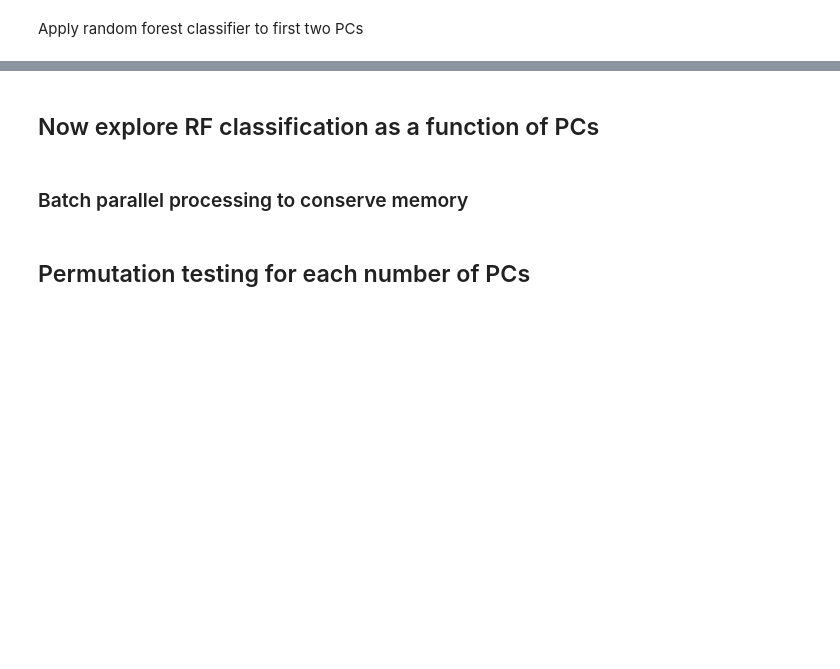
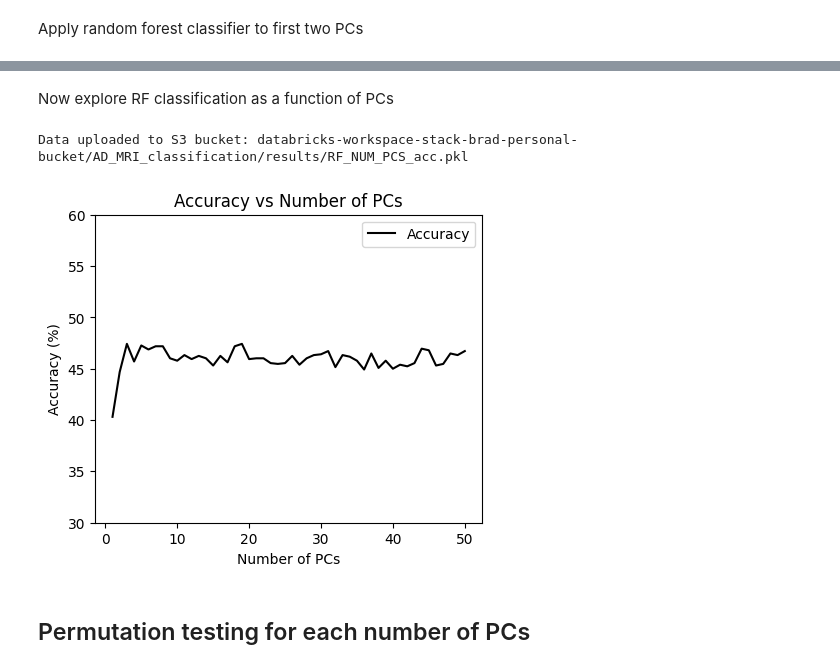
Before and after one commit to BradleyEdelman/Alzheimers-MRI-Classification, a Jupyter notebook: notebooks/01_random_forest.ipynb, the cells around one changed output, grey strips where cells are left out. Drawn from its saved outputs; the diff is of its cells as text; code cells hidden in the pictures; blank space fills up the shorter version.

```diff
--- a/notebooks/01_random_forest.ipynb
+++ b/notebooks/01_random_forest.ipynb
@@ -229,2 +265,2 @@ print(p_value)
 # %% [markdown]
-## Now explore RF classification as a function of PCs
+Now explore RF classification as a function of PCs
@@ -264,2 +266,0 @@ def iteration_PCs(train_data, train_lab_idx, test_data, test_lab_idx, loadings,
-# %% [markdown]
-### Batch parallel processing to conserve memory
@@ -284,2 +267,36 @@ plt.xlim(-5, 105)
+# %%
+
+num_pc=np.linspace(1,50,50, dtype = 'int')
+acc_pc=iteration_PCs(
+    train_data_pca,
+    train_lab,
+    test_data_pca,
+    test_lab,
+    loadings,
+    num_pc)
+clear_output(wait=False)
+
+# Save results
+bucket_name="databricks-workspace-stack-brad-personal-bucket"
+s3_file_path='AD_MRI_classification/results/RF_NUM_PCS_acc.pkl'
+save_pickle_s3(acc_pc, bucket_name, s3_file_path, dbutils)
+# %% [output]
+Data uploaded to S3 bucket: databricks-workspace-stack-brad-personal-bucket/AD_MRI_classification/results/RF_NUM_PCS_acc.pkl
+# %%
+# Load results
+bucket_name="databricks-workspace-stack-brad-personal-bucket"
+s3_file_path='AD_MRI_classification/results/RF_NUM_PCS_acc.pkl'
+acc_pc=load_pickle_s3(bucket_name, s3_file_path, dbutils)
+
+# Plot accuracy as a function of number of PCs
+plt.figure(figsize=(5, 4))
+plt.plot(num_pc, acc_pc, 'k', label='Accuracy')
+plt.xlabel('Number of PCs')
+plt.ylabel('Accuracy (%)')
+plt.title('Accuracy vs Number of PCs')
+plt.ylim(30, 60)
+plt.show()
+# %% [output]
+[figure, added]
 # %% [markdown]
 ## Permutation testing for each number of PCs
```
Also changed, not shown: parts of 30 cells of this notebook, 5 other files.
